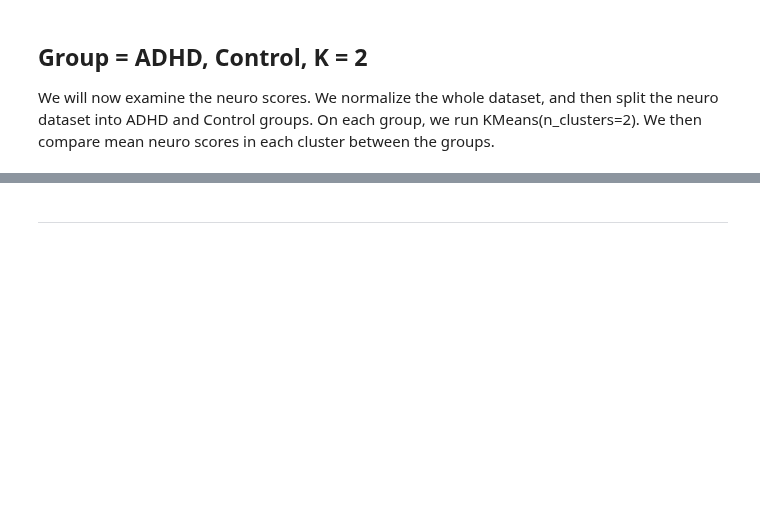
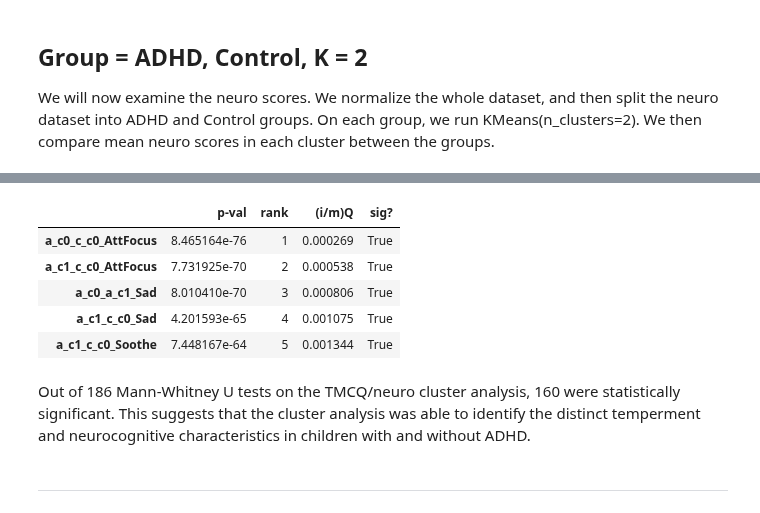
Before and after one commit to cjsmith015/Machine_Learning_and_ADHD, a Jupyter notebook: Unsupervised Learning.ipynb, the cells around one changed output, grey strips where cells are left out. Cells and saved outputs as stored; diff of their text form; code cells hidden in the pictures; blank space fills up the shorter version.

```diff
--- a/Unsupervised Learning.ipynb
+++ b/Unsupervised Learning.ipynb
@@ -192,3 +217,14 @@ TMCQ Cluster 1 ADHD - Poorer effortful control, high shyness, higher negative em
+# %%
+p_val_df.head()
+# %% [output]
+|  | p-val | rank | (i/m)Q | sig? |
+| a_c0_c_c0_AttFocus | 8.465164e-76 | 1 | 0.000269 | True |
+| a_c1_c_c0_AttFocus | 7.731925e-70 | 2 | 0.000538 | True |
+| a_c0_a_c1_Sad | 8.010410e-70 | 3 | 0.000806 | True |
+| a_c1_c_c0_Sad | 4.201593e-65 | 4 | 0.001075 | True |
+| a_c1_c_c0_Soothe | 7.448167e-64 | 5 | 0.001344 | True |
+# %% [markdown]
+Out of 186 Mann-Whitney U tests on the TMCQ/neuro cluster analysis, 160 were statistically significant. This suggests that the cluster analysis was able to identify the distinct temperment and neurocognitive characteristics in children with and without ADHD.
 # %% [markdown]
 ---
 # %% [markdown]
```
Also changed, not shown: parts of 35 cells of this notebook, 2 other files.
